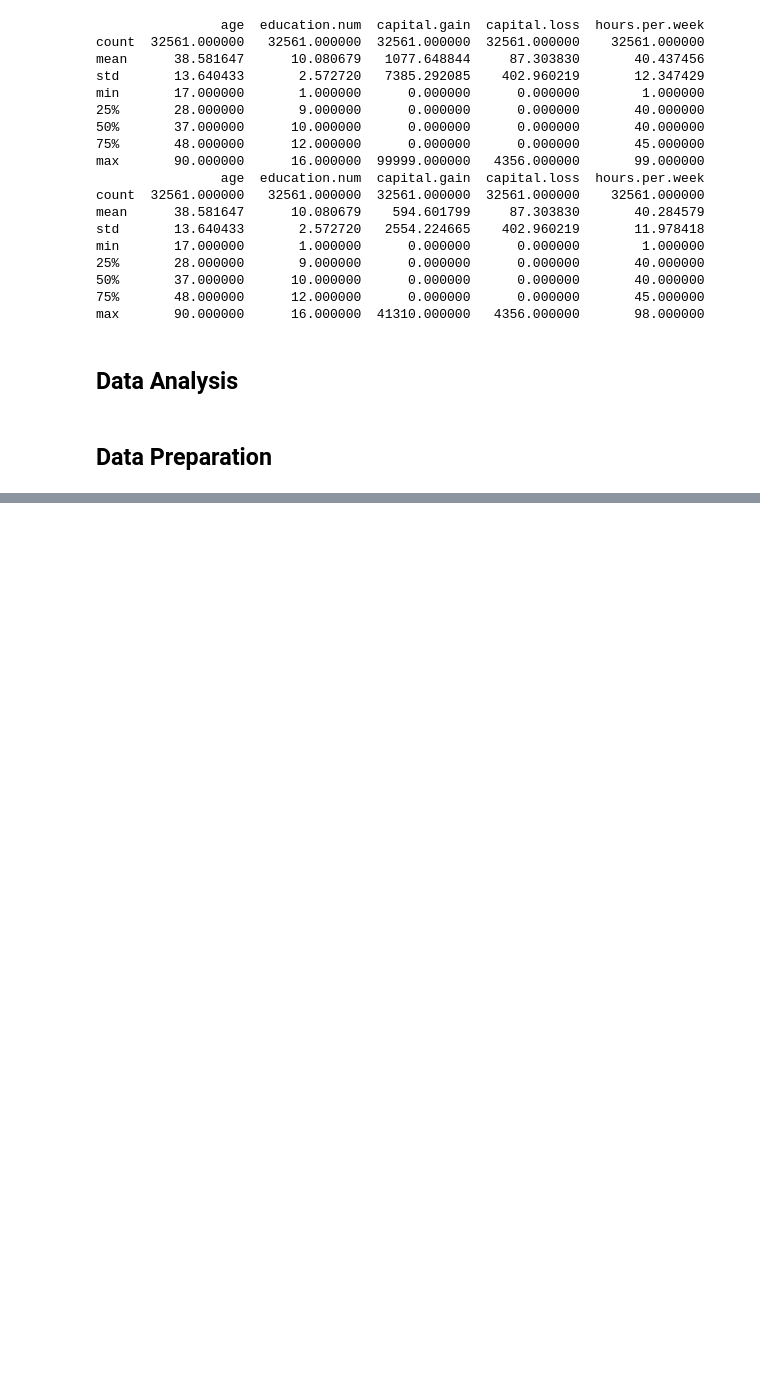
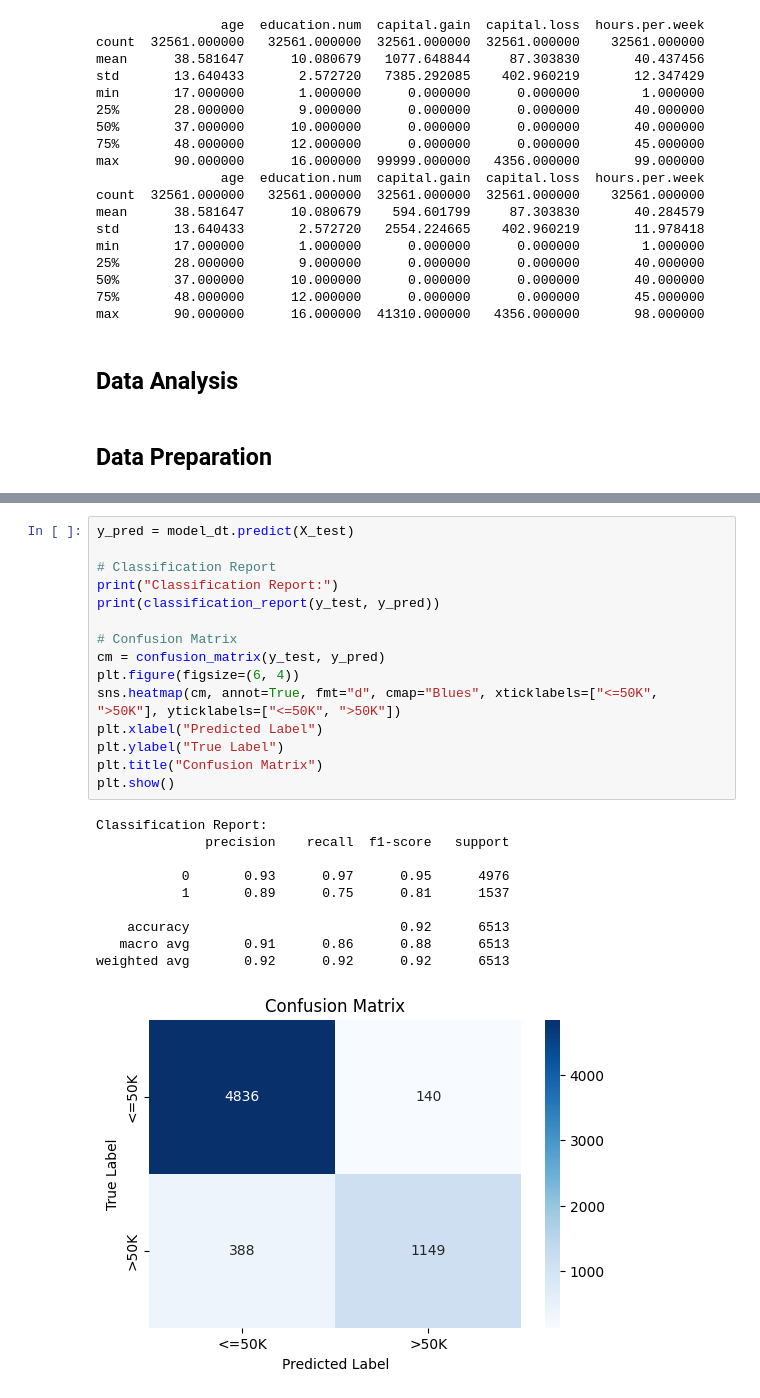
Before and after one commit to EmmanuelGyauAmoakoh/DataScienceProjectITCS227, a Jupyter notebook: FairCreditApprovalPrediction.ipynb, the cells around one changed output, grey strips where cells are left out. Drawn from its saved outputs; the diff is of its cells as text; blank space fills up the shorter version.

Commit message:
- Add example for ML Model (Decision Tree) - Add Fairness Evaluation

```diff
--- a/FairCreditApprovalPrediction.ipynb
+++ b/FairCreditApprovalPrediction.ipynb
@@ -167,0 +310,26 @@ df_adult_scaled.head()
+# %%
+y_pred = model_dt.predict(X_test)
+
+# Classification Report
+print("Classification Report:")
+print(classification_report(y_test, y_pred))
+
+# Confusion Matrix
+cm = confusion_matrix(y_test, y_pred)
+plt.figure(figsize=(6, 4))
+sns.heatmap(cm, annot=True, fmt="d", cmap="Blues", xticklabels=["<=50K", ">50K"], yticklabels=["<=50K", ">50K"])
+plt.xlabel("Predicted Label")
+plt.ylabel("True Label")
+plt.title("Confusion Matrix")
+plt.show()
+# %% [output]
+Classification Report:
+              precision    recall  f1-score   support
+
+           0       0.93      0.97      0.95      4976
+           1       0.89      0.75      0.81      1537
+
+    accuracy                           0.92      6513
+   macro avg       0.91      0.86      0.88      6513
+weighted avg       0.92      0.92      0.92      6513
+[figure, added]
```
Also changed, not shown: parts of 14 cells of this notebook.
